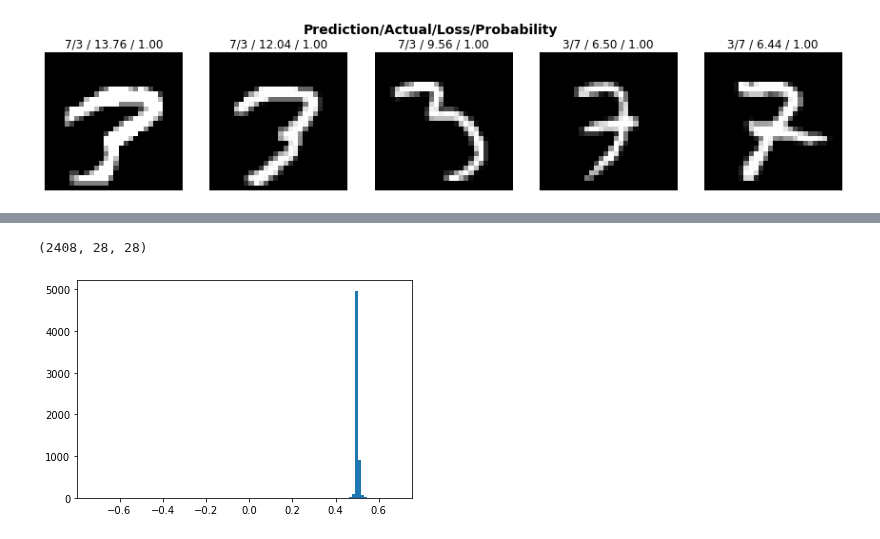
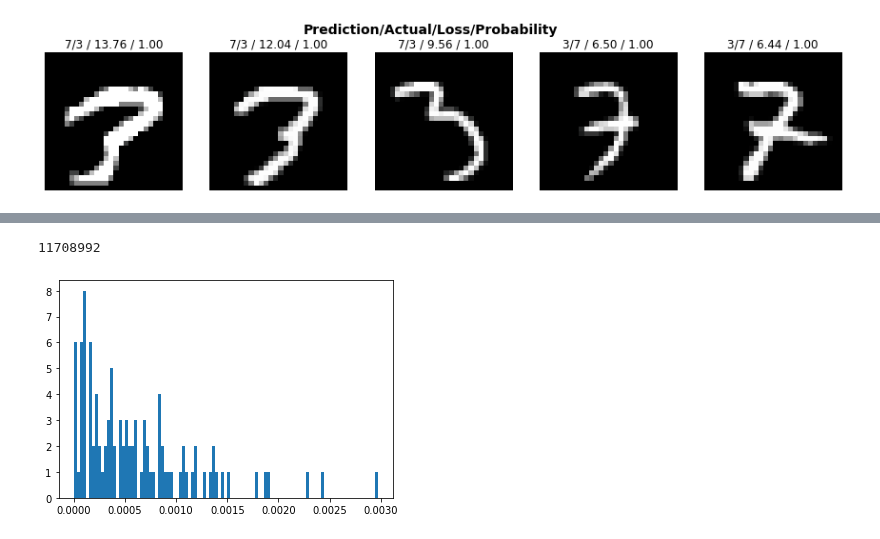
Before and after one commit to giotto-ai/giotto-deep, a Jupyter notebook: examples/MNIST_Decision_Boundray.ipynb, the cells around one changed output, grey strips where cells are left out. Saved outputs shown, nothing was run; the diff lists cells and outputs as text; code cells hidden in the pictures.

```diff
--- a/examples/MNIST_Decision_Boundray.ipynb
+++ b/examples/MNIST_Decision_Boundray.ipynb
@@ -90,7 +90,7 @@ interp.plot_top_losses(5, nrows=1)
 [figure]
 [figure]
 # %%
-learn_18 = load_learner('learn_18_mnist_sample.pkl')
+learn_18 = load_learner('resnet_18_simple.pkl')
 # %%
 learn_18.predict(torch.ones((28,28)))
 # %% [output]
@@ -127,20 +126,24 @@ delta = three_tensors.detach().clone()
+# %%
+sum(p.numel() for p in learn_18.model.parameters())
+# %% [output]
+11708992
 # %%
-n_samples = 10000
+n_samples = 100
 g = GradientFlowDecisionBoundaryCalculator(
             model=model,
-            initial_points=delta.to(dev),#torch.distributions.uniform.Uniform(0.,1.).sample((n_samples, 28*28)).to(dev),
+            initial_points=torch.distributions.uniform.Uniform(0.,1.).sample((n_samples, 28*28)).to(dev),
             optimizer=lambda params: torch.optim.Adam(params, )
 )
-g.step(100)
+#g.step(100)
-# %%
-db_samples = g.get_filtered_decision_boundary(0.001).detach().cpu().numpy()
-db_samples.shape
-# %% [output]
-(2408, 28, 28)
+# %%
+f_val = model(g.get_decision_boundary()).detach().cpu()
+y = torch.topk(f_val, 2).values
+function_val = y[:, 0] - y[:, 1]
+function_val = function_val.numpy()
 # %%
-function_val = model(g.get_decision_boundary()).detach().cpu().numpy()[:,0]
+#function_val = model(g.get_decision_boundary()).detach().cpu().numpy()[:,0]
 
 hist, _, _ =plt.hist(function_val, bins=101)
 plt.show()
 # %% [output]
-[figure, old version]
+[figure, new version]
```
Also changed, not shown: parts of 20 cells of this notebook.
